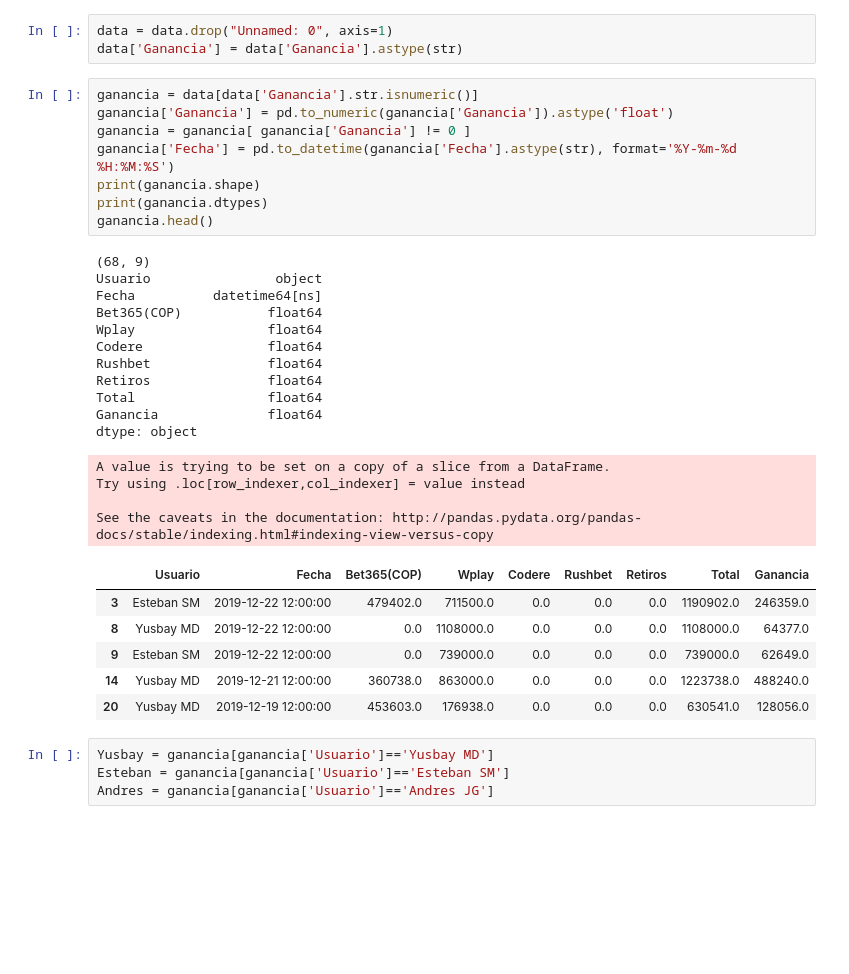
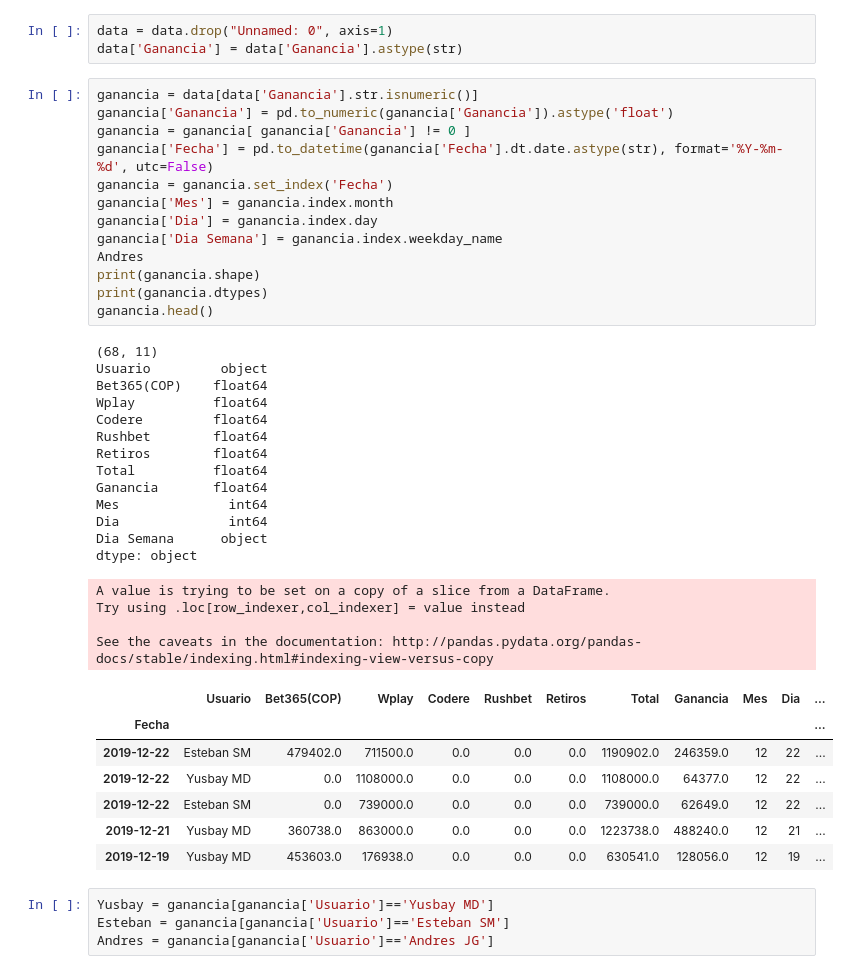
Before and after one commit to AndresJG11/analisis-financiero-trabajo, a Jupyter notebook: Analisis_Trabajo.ipynb, the cells around one changed output. Cells and saved outputs as stored; diff of their text form; blank space fills up the shorter version.

```diff
--- a/Analisis_Trabajo.ipynb
+++ b/Analisis_Trabajo.ipynb
@@ -13,33 +29,41 @@ data['Ganancia'] = data['Ganancia'].astype(str)
 # %%
 ganancia = data[data['Ganancia'].str.isnumeric()]
 ganancia['Ganancia'] = pd.to_numeric(ganancia['Ganancia']).astype('float')
 ganancia = ganancia[ ganancia['Ganancia'] != 0 ]
-ganancia['Fecha'] = pd.to_datetime(ganancia['Fecha'].astype(str), format='%Y-%m-%d %H:%M:%S')
+ganancia['Fecha'] = pd.to_datetime(ganancia['Fecha'].dt.date.astype(str), format='%Y-%m-%d', utc=False)
+ganancia = ganancia.set_index('Fecha')
+ganancia['Mes'] = ganancia.index.month
+ganancia['Dia'] = ganancia.index.day
+ganancia['Dia Semana'] = ganancia.index.weekday_name
+Andres
 print(ganancia.shape)
 print(ganancia.dtypes)
 ganancia.head()
 # %% [output]
-(68, 9)
-Usuario                object
-Fecha          datetime64[ns]
-Bet365(COP)           float64
-Wplay                 float64
-Codere                float64
-Rushbet               float64
-Retiros               float64
-Total                 float64
-Ganancia              float64
+(68, 11)
+Usuario         object
+Bet365(COP)    float64
+Wplay          float64
+Codere         float64
+Rushbet        float64
+Retiros        float64
+Total          float64
+Ganancia       float64
+Mes              int64
+Dia              int64
+Dia Semana      object
 dtype: object
 A value is trying to be set on a copy of a slice from a DataFrame.
 Try using .loc[row_indexer,col_indexer] = value instead
 
 See the caveats in the documentation: http://pandas.pydata.org/pandas-docs/stable/indexing.html#indexing-view-versus-copy
-|  | Usuario | Fecha | Bet365(COP) | Wplay | Codere | Rushbet | Retiros | Total | Ganancia |
-| 3 | Esteban SM | 2019-12-22 12:00:00 | 479402.0 | 711500.0 | 0.0 | 0.0 | 0.0 | 1190902.0 | 246359.0 |
-| 8 | Yusbay MD | 2019-12-22 12:00:00 | 0.0 | 1108000.0 | 0.0 | 0.0 | 0.0 | 1108000.0 | 64377.0 |
-| 9 | Esteban SM | 2019-12-22 12:00:00 | 0.0 | 739000.0 | 0.0 | 0.0 | 0.0 | 739000.0 | 62649.0 |
-| 14 | Yusbay MD | 2019-12-21 12:00:00 | 360738.0 | 863000.0 | 0.0 | 0.0 | 0.0 | 1223738.0 | 488240.0 |
-| 20 | Yusbay MD | 2019-12-19 12:00:00 | 453603.0 | 176938.0 | 0.0 | 0.0 | 0.0 | 630541.0 | 128056.0 |
+|  | Usuario | Bet365(COP) | Wplay | Codere | Rushbet | Retiros | Total | Ganancia | Mes | Dia | ... |
+| Fecha |  |  |  |  |  |  |  |  |  |  | ... |
+| 2019-12-22 | Esteban SM | 479402.0 | 711500.0 | 0.0 | 0.0 | 0.0 | 1190902.0 | 246359.0 | 12 | 22 | ... |
+| 2019-12-22 | Yusbay MD | 0.0 | 1108000.0 | 0.0 | 0.0 | 0.0 | 1108000.0 | 64377.0 | 12 | 22 | ... |
+| 2019-12-22 | Esteban SM | 0.0 | 739000.0 | 0.0 | 0.0 | 0.0 | 739000.0 | 62649.0 | 12 | 22 | ... |
+| 2019-12-21 | Yusbay MD | 360738.0 | 863000.0 | 0.0 | 0.0 | 0.0 | 1223738.0 | 488240.0 | 12 | 21 | ... |
+| 2019-12-19 | Yusbay MD | 453603.0 | 176938.0 | 0.0 | 0.0 | 0.0 | 630541.0 | 128056.0 | 12 | 19 | ... |
 # %%
 Yusbay = ganancia[ganancia['Usuario']=='Yusbay MD']
 Esteban = ganancia[ganancia['Usuario']=='Esteban SM']
```
Also changed, not shown: parts of 12 cells of this notebook, 3 other files.
